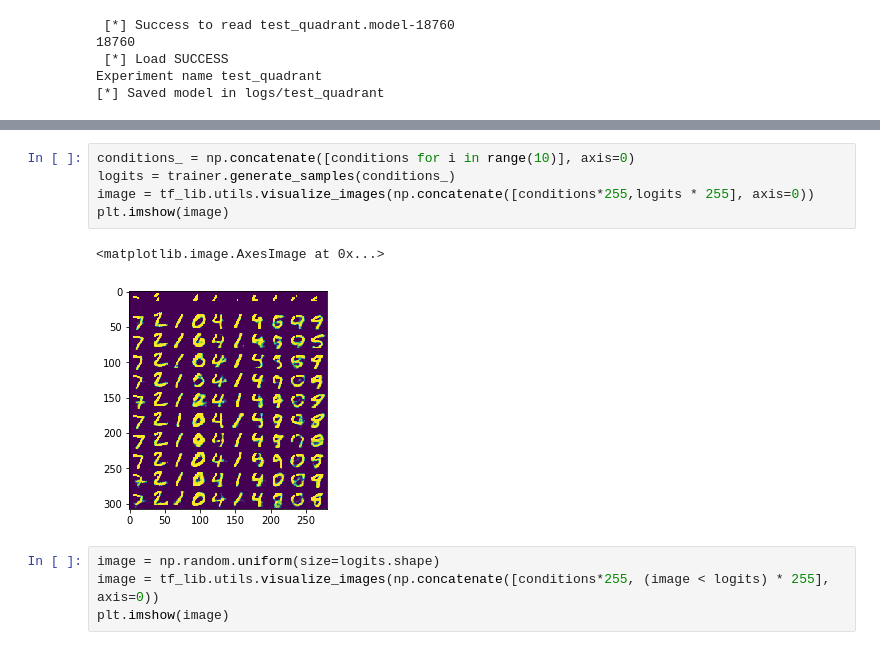
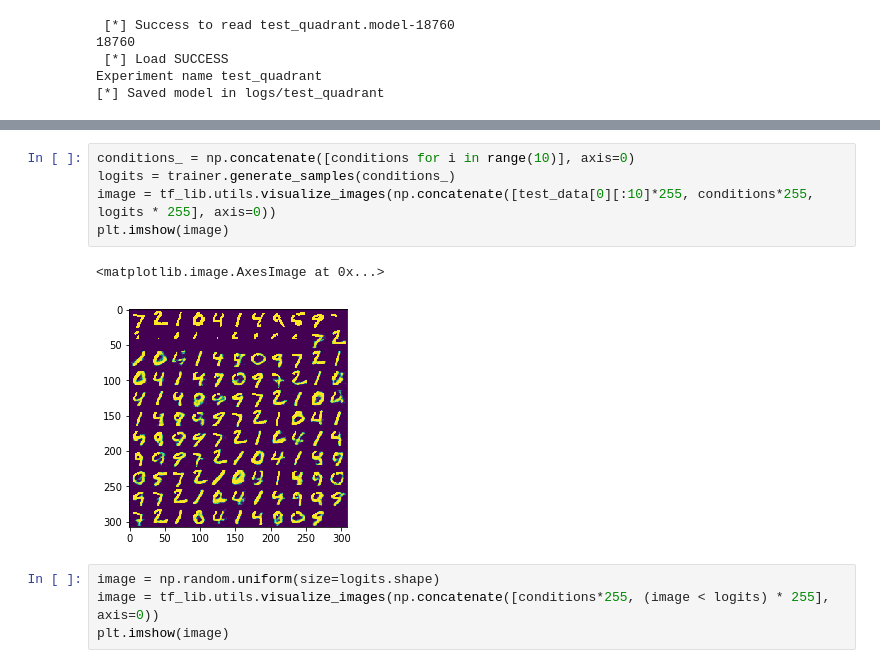
Before and after one commit to lttsh/CVAE, a Jupyter notebook: Quadrant conditional CVAE.ipynb, the cells around one changed output, grey strips where cells are left out. Drawn from its saved outputs; the diff is of its cells as text.

```diff
--- a/Quadrant conditional CVAE.ipynb
+++ b/Quadrant conditional CVAE.ipynb
@@ -112,11 +112,11 @@ plt.imshow(image_condition)
 # %%
 conditions_ = np.concatenate([conditions for i in range(10)], axis=0)
 logits = trainer.generate_samples(conditions_)
-image = tf_lib.utils.visualize_images(np.concatenate([conditions*255,logits * 255], axis=0))
+image = tf_lib.utils.visualize_images(np.concatenate([test_data[0][:10]*255, conditions*255, logits * 255], axis=0))
 plt.imshow(image)
 # %% [output]
 <matplotlib.image.AxesImage at 0x...>
-[figure, old version]
+[figure, new version]
 # %%
 image = np.random.uniform(size=logits.shape)
 image = tf_lib.utils.visualize_images(np.concatenate([conditions*255, (image < logits) * 255], axis=0))
```
Also changed, not shown: parts of 2 cells of this notebook, 1 other file.
